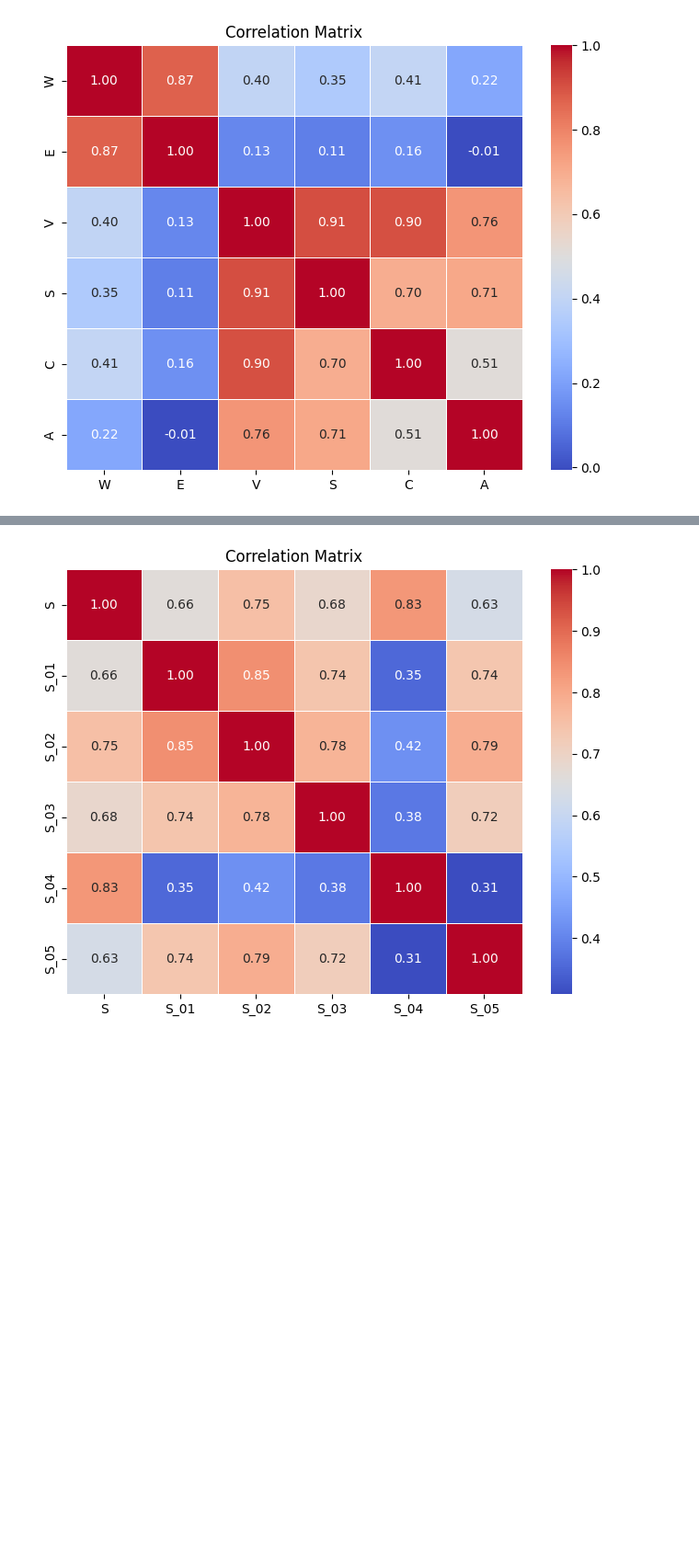
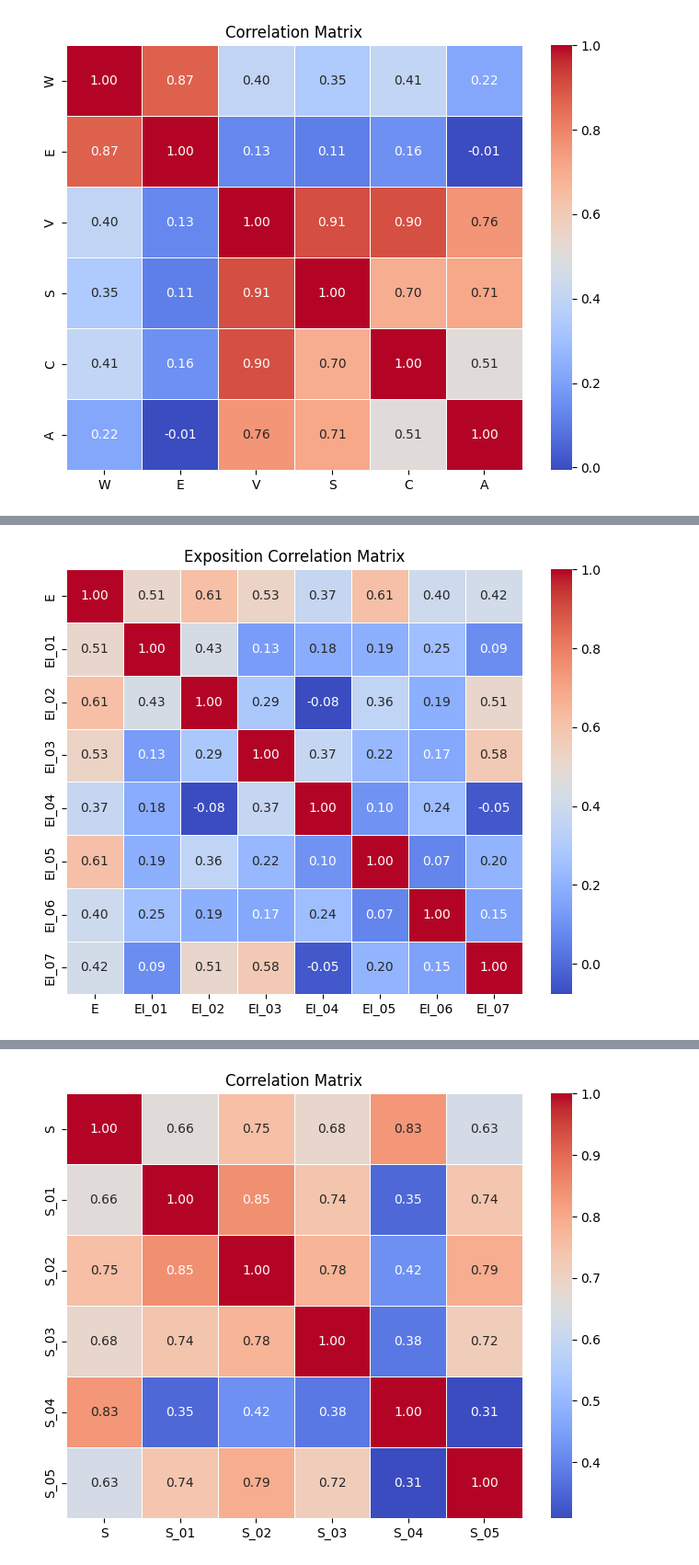
Before and after one commit to Ban-hub/CSE6506-Data_Project, a Jupyter notebook: Test.ipynb, the cells around one changed output, grey strips where cells are left out. Shown at 92% size. Drawn from its saved outputs; the diff is of its cells as text; code cells hidden in the pictures; blank space fills up the shorter version.

```diff
--- a/Test.ipynb
+++ b/Test.ipynb
@@ -73,12 +73,19 @@ COLUMNS = a.columns
 # %%
+COLUMNS = a.columns
 group1 = ["W", "E", "V", "S", "C", "A"]
-group2 = [c for c in COLUMNS if "S" in c and "I" not in c]
-group3 = [c for c in COLUMNS if "C" in c and "I" not in c and c != "Country"]
-group4 = [c for c in COLUMNS if "A" in c and "I" not in c]
-print(f"Group 1: {group1}\nGroup 2: {group2}\nGroup 3: {group3}\nGroup 4: {group4}")
+group2 = [c for c in COLUMNS if "E" in c and "Norm" not in c and "Base" not in c]
+group3 = [c for c in COLUMNS if "S" in c and "I" not in c]
+group4 = [c for c in COLUMNS if "C" in c and "I" not in c and c != "Country"]
+group5 = [c for c in COLUMNS if "A" in c and "I" not in c]
+data = (["Country", "Year"]+group1+group2[1:]+group3[1:]+group4[1:]+group5[1:])
+# data = list(set(data))
+print(f"Group 1: {group1}\nGroup 2: {group2}\nGroup 3: {group3}\nGroup 4: {group4}\nGroup 5: {group5}")
+print(f"Selected Columns: {data}")
 group1 = a[group1]
 group2 = a[group2]
 group3 = a[group3]
 group4 = a[group4]
+group5 = a[group5]
+data = a[data]
 # %% [output]
 Group 1: ['W', 'E', 'V', 'S', 'C', 'A']
@@ -88,3 +97,7 @@ Group 4: ['A', 'A_01', 'A_02', 'A_03']
+# %%
+# Min-max normalization function
+def min_max_norm(column):
+    return (column - column.min()) / (column.max() - column.min())
 # %% [markdown]
 ### Group 1: Main data
 
@@ -178,0 +160,5 @@ susceptibility_corr_matrix
+# %%
+# Apply normalization to each column
+group2 = group2.apply(min_max_norm)
+
+group2.describe()
@@ -178,0 +175,8 @@ susceptibility_corr_matrix
+# %%
+group2_corr = group2.corr(method="pearson")
+plt.figure(figsize=(8, 6))
+sns.heatmap(group2_corr, annot=True, cmap='coolwarm', fmt=".2f", linewidths=.5)
+plt.title("Exposition Correlation Matrix")
+plt.show()
+# %% [output]
+[figure, added]
```
Also changed, not shown: parts of 23 cells of this notebook, 1 other file.
